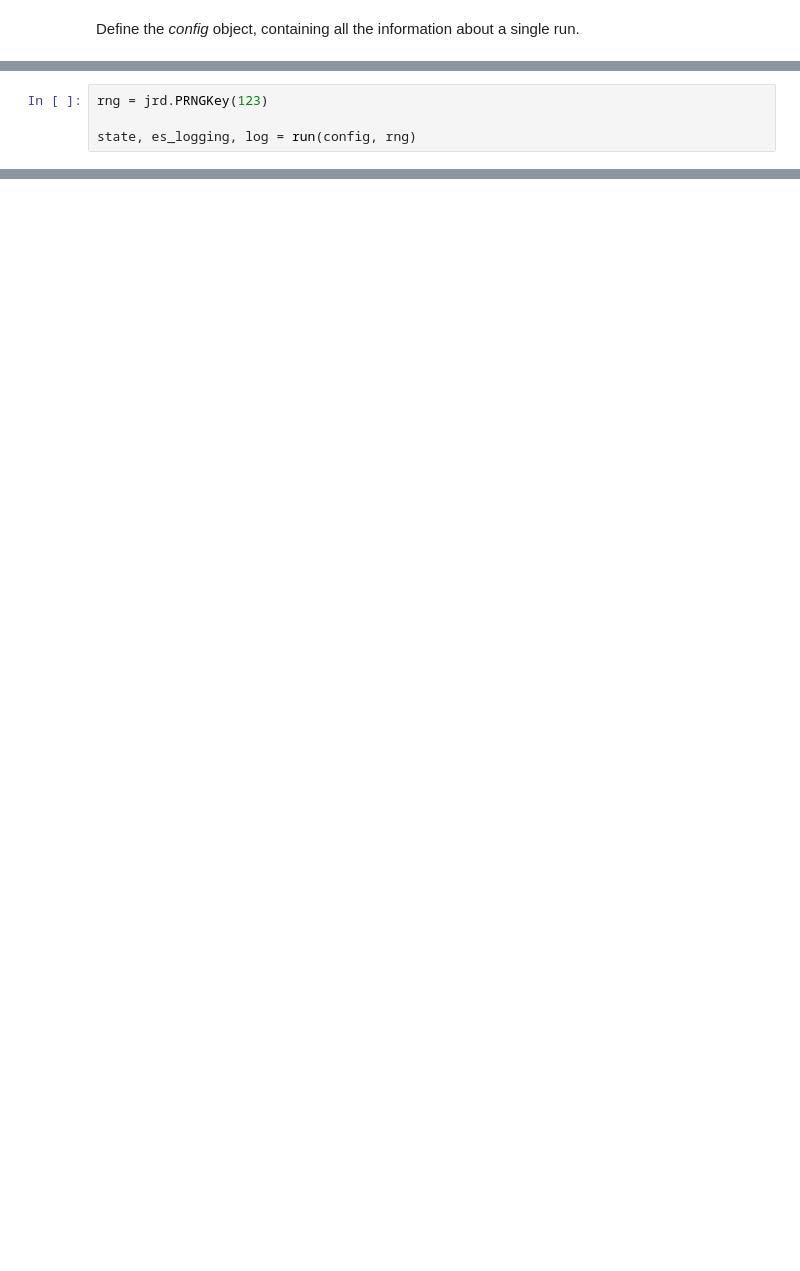
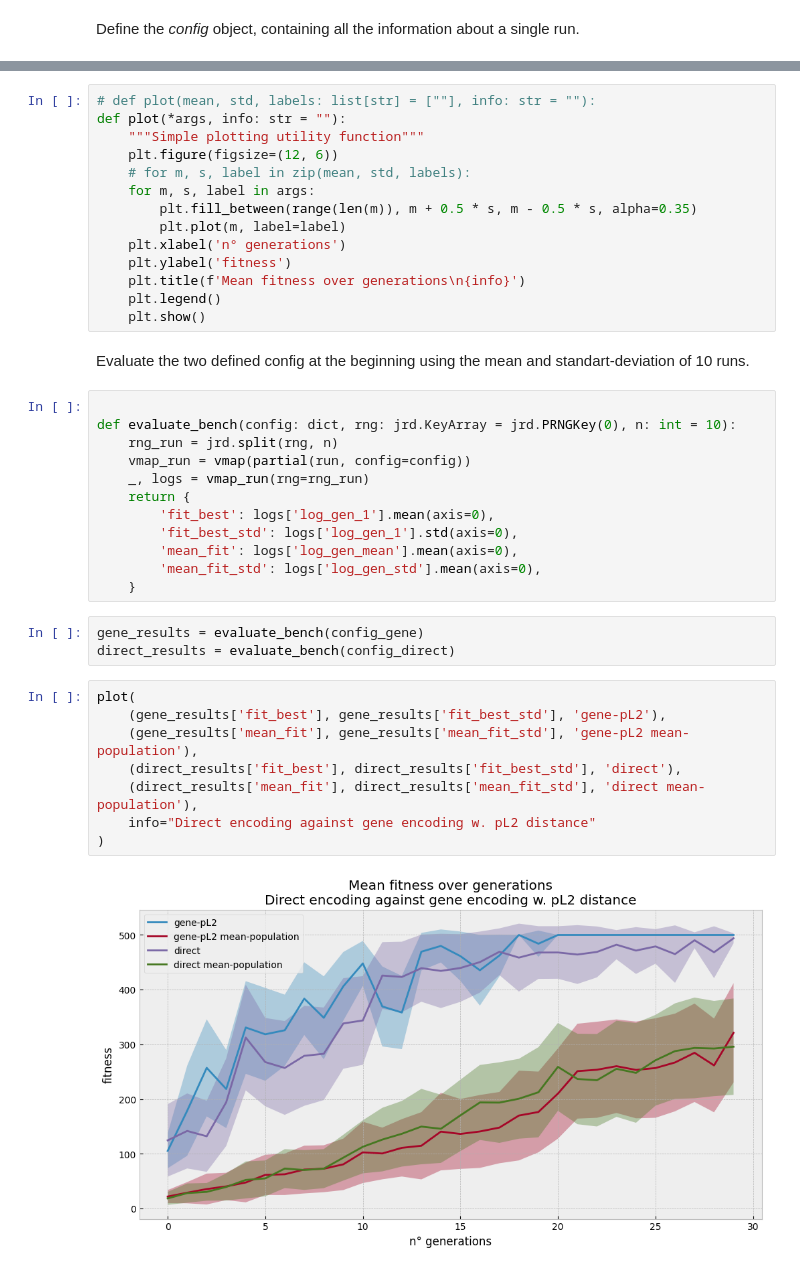
Before and after one commit to arxaqapi/gene.jax, a Jupyter notebook: Neuroevolution Gene Encoding Comparison.ipynb, the cells around one changed output, grey strips where cells are left out. Drawn from its saved outputs; the diff is of its cells as text; blank space fills up the shorter version.

Commit message:
feat: gene presentation notebook

```diff
--- a/Neuroevolution Gene Encoding Comparison.ipynb
+++ b/Neuroevolution Gene Encoding Comparison.ipynb
@@ -31,4 +44,0 @@ config = {
-# %%
-rng = jrd.PRNGKey(123)
-
-state, es_logging, log = run(config, rng)
@@ -40,0 +47,41 @@ es_logging.plot(log, "CartPole, Gene encoding, MLP, SNES")
+# %%
+# def plot(mean, std, labels: list[str] = [""], info: str = ""):
+def plot(*args, info: str = ""):
+    """Simple plotting utility function"""
+    plt.figure(figsize=(12, 6))
+    # for m, s, label in zip(mean, std, labels):
+    for m, s, label in args:
+        plt.fill_between(range(len(m)), m + 0.5 * s, m - 0.5 * s, alpha=0.35)
+        plt.plot(m, label=label)
+    plt.xlabel('n° generations')
+    plt.ylabel('fitness')
+    plt.title(f'Mean fitness over generations\n{info}')
+    plt.legend()
+    plt.show()
+# %% [markdown]
+Evaluate the two defined config at the beginning using the mean and standart-deviation of 10 runs.
+# %%
+
+def evaluate_bench(config: dict, rng: jrd.KeyArray = jrd.PRNGKey(0), n: int = 10):
+    rng_run = jrd.split(rng, n)
+    vmap_run = vmap(partial(run, config=config))
+    _, logs = vmap_run(rng=rng_run)
+    return {
+        'fit_best': logs['log_gen_1'].mean(axis=0),
+        'fit_best_std': logs['log_gen_1'].std(axis=0),
+        'mean_fit': logs['log_gen_mean'].mean(axis=0),
+        'mean_fit_std': logs['log_gen_std'].mean(axis=0),
+    }
+# %%
+gene_results = evaluate_bench(config_gene)
+direct_results = evaluate_bench(config_direct)
+# %%
+plot(
+    (gene_results['fit_best'], gene_results['fit_best_std'], 'gene-pL2'),
+    (gene_results['mean_fit'], gene_results['mean_fit_std'], 'gene-pL2 mean-population'),
+    (direct_results['fit_best'], direct_results['fit_best_std'], 'direct'),
+    (direct_results['mean_fit'], direct_results['mean_fit_std'], 'direct mean-population'),
+    info="Direct encoding against gene encoding w. pL2 distance"
+)
+# %% [output]
+[figure, added]
```
Also changed, not shown: parts of 5 cells of this notebook, 1 other file.
